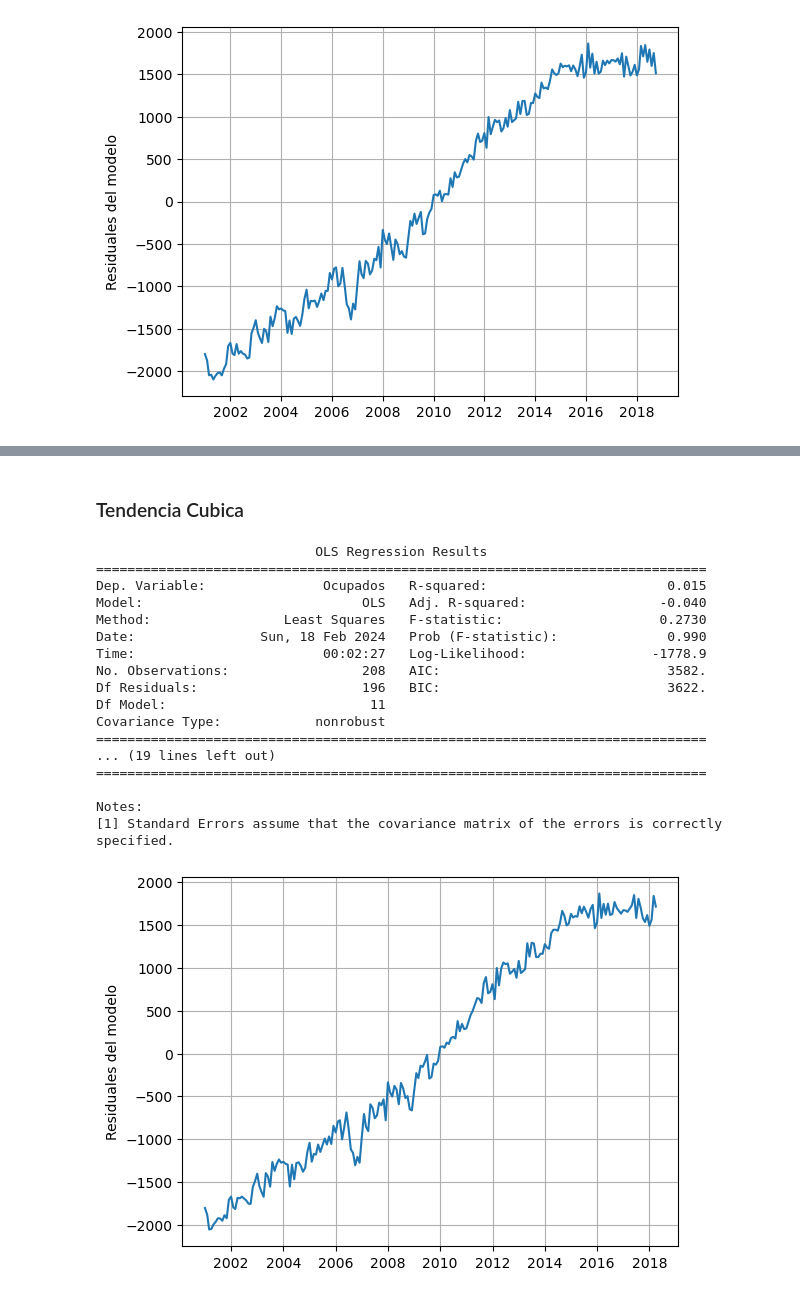
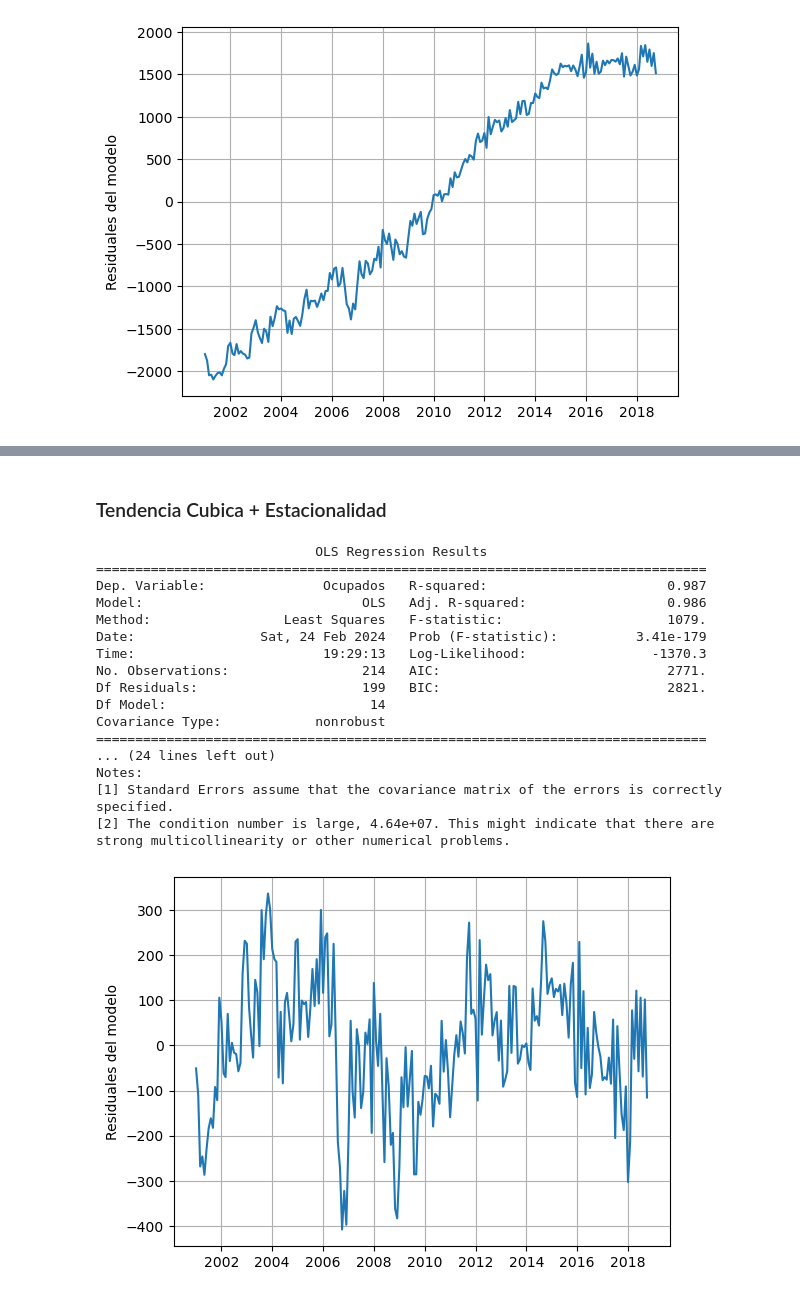
Before and after one commit to carlosjara/MCD_FAII, a Jupyter notebook: FAII/FAII/Talleres/T2_Tendencia_y_Estacionalidad.ipynb, the cells around one changed output, grey strips where cells are left out. Saved outputs shown, nothing was run; the diff lists cells and outputs as text; code cells hidden in the pictures.

```diff
--- a/FAII/FAII/Talleres/T2_Tendencia_y_Estacionalidad.ipynb
+++ b/FAII/FAII/Talleres/T2_Tendencia_y_Estacionalidad.ipynb
@@ -117,7 +115,6 @@ plt.show()
 # %%
-range_dates = pd.date_range(train_td.index[-1]+ relativedelta(months=1), periods=12,freq='MS')
-x_for = pd.get_dummies(range_dates.month,drop_first=True)
-X_for= sm.add_constant(x_for)
+range_dates = pd.date_range(train_td.index[-1]+ relativedelta(months=1), periods=6,freq='MS')
+X_for= sm.add_constant(test_dummy)
 
 print(X_for)
 # %% [output]
@@ -187,0 +173,10 @@ ValueError: Found input variables with inconsistent numbers of samples: [6, 12]
+# %%
+## Generacion de modelo usado split de la data completa y split de dummies
+y = train_td["Ocupados"]
+x = np.linspace(1,train_td.shape[0],train_td.shape[0])
+train_td["x"] = x
+train_td["x2"] = x**2
+X = sm.add_constant(pd.concat([train_td[["x","x2"]],train_dummy],axis=1))
+pol = sm.OLS(y,X)
+pol_2 = pol.fit()
+print(pol_2.summary())
@@ -187,0 +215,11 @@ ValueError: Found input variables with inconsistent numbers of samples: [6, 12]
+# %%
+h=6
+x_for= np.linspace((train_td.shape[0]+1),(train_td.shape[0]+h),h) # generando x's para predecir
+x_for_all = pd.DataFrame(np.stack((x_for, x_for**2),axis=1),columns=["x","x2"] ) # Dataframe de los x
+
+#Dado que en test dummy (el split de los dummies) se tienen las fechas a predecir, se reinicia le indice
+test_dummy_ = test_dummy
+test_dummy_ = test_dummy_.reset_index(drop=True)
+test_dummy_
+X_for= sm.add_constant(pd.concat([x_for_all,test_dummy_],axis=1))
+X_for
@@ -188,36 +275,39 @@ ValueError: Found input variables with inconsistent numbers of samples: [6, 12]
 # %% [markdown]
-### Tendencia Cubica
+### Tendencia Cubica + Estacionalidad
 # %%
-month_dummies = pd.get_dummies(train_td.index.month,drop_first=True).set_index(train_td.index)
-
+## Generacion de modelo usado split de la data completa y split de dummies
 y = train_td["Ocupados"]
-X = sm.add_constant(month_dummies)
-sea = sm.OLS(y,X)
-season = sea.fit()
-print(season.summary())
+x = np.linspace(1,train_td.shape[0],train_td.shape[0])
+train_td["x"] = x
+train_td["x2"] = x**2
+train_td["x3"] = x**3
+X = sm.add_constant(pd.concat([train_td[["x","x2","x3"]],train_dummy],axis=1))
+pol = sm.OLS(y,X)
+pol_3 = pol.fit()
+print(pol_3.summary())
 # %% [output]
                             OLS Regression Results
 ==============================================================================
-Dep. Variable:               Ocupados   R-squared:                       0.015
-Model:                            OLS   Adj. R-squared:                 -0.040
-Method:                 Least Squares   F-statistic:                    0.2730
-Date:                Sun, 18 Feb 2024   Prob (F-statistic):              0.990
-Time:                        00:02:27   Log-Likelihood:                -1778.9
-No. Observations:                 208   AIC:                             3582.
-Df Residuals:                     196   BIC:                             3622.
-Df Model:                          11
+Dep. Variable:               Ocupados   R-squared:                       0.987
+Model:                            OLS   Adj. R-squared:                  0.986
+Method:                 Least Squares   F-statistic:                     1079.
+Date:                Sat, 24 Feb 2024   Prob (F-statistic):          3.41e-179
+Time:                        19:29:13   Log-Likelihood:                -1370.3
+No. Observations:                 214   AIC:                             2771.
+Df Residuals:                     199   BIC:                             2821.
+Df Model:                          14
 Covariance Type:            nonrobust
 ==============================================================================
-... (19 lines left out)
-==============================================================================
-
+... (24 lines left out)
 Notes:
 [1] Standard Errors assume that the covariance matrix of the errors is correctly specified.
+[2] The condition number is large, 4.64e+07. This might indicate that there are
+strong multicollinearity or other numerical problems.
 # %%
 plt.ylabel("Residuales del modelo")
-plt.plot(season.resid)
+plt.plot(pol_3.resid)
 plt.grid()
 # %% [output]
-[figure, old version]
+[figure, new version]
 # %%
 plt.plot(y,label="Tasa desempleo mensual")
```
Also changed, not shown: parts of 86 cells of this notebook, 11 other files.
